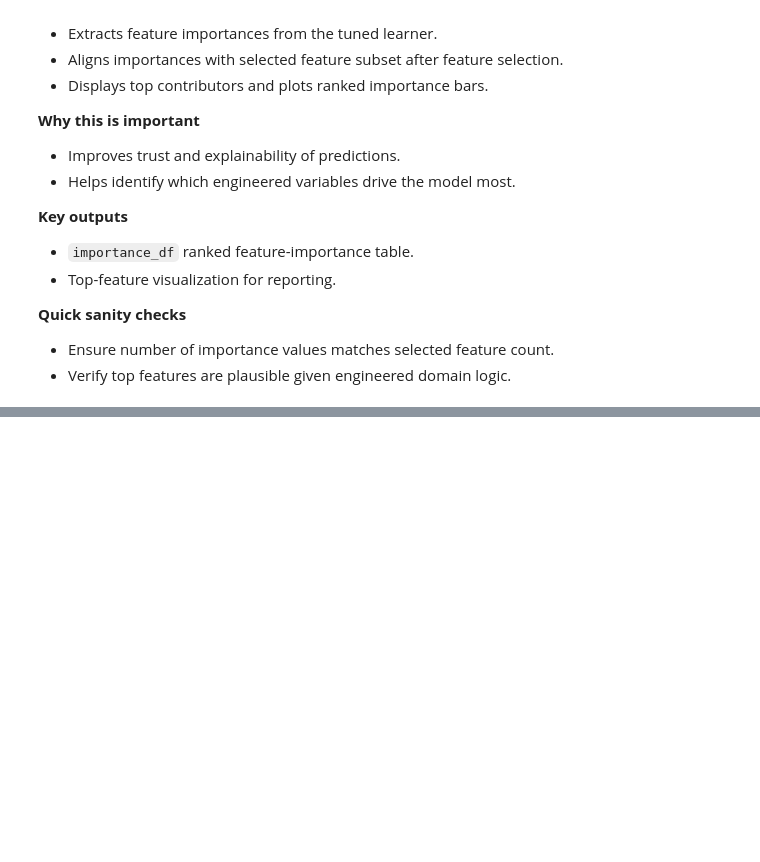
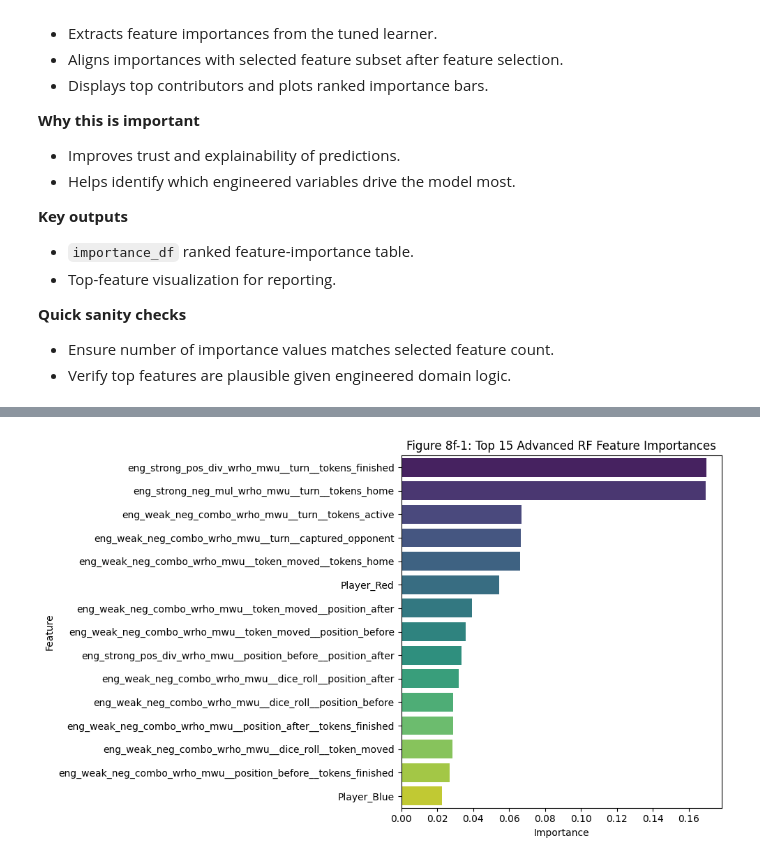
Before and after one commit to chizoalban2003-beep/Ludometrics-AI-Ethics, a Jupyter notebook: jupyter_notebooks/Feature_engineering.ipynb, the cells around one changed output, grey strips where cells are left out. Drawn from its saved outputs; the diff is of its cells as text; code cells hidden in the pictures; blank space fills up the shorter version.

Commit message:
saving the final random forest based model as a .pkl file in models folder

```diff
--- a/jupyter_notebooks/Feature_engineering.ipynb
+++ b/jupyter_notebooks/Feature_engineering.ipynb
@@ -1657,0 +2896,92 @@ Top 10 feature importances from the tuned model
+# %%
+# STEP 8f — Save best advanced RF model as the ONLY production model + feature-importance plots
+
+from pathlib import Path
+import joblib
+
+# Prefer joint-best candidate from Step 8e; fallback to Step 8d best config
+if 'rf_joint_best' in globals() and isinstance(rf_joint_best, dict):
+    selected_cfg = rf_joint_best.copy()
+    selected_source = 'Step 8e joint-best candidate'
+elif 'rf_adv_best' in globals() and isinstance(rf_adv_best, dict):
+    selected_cfg = rf_adv_best.copy()
+    selected_source = 'Step 8d best validation candidate'
+else:
+    raise RuntimeError('Run Step 8d (and optionally Step 8e) before Step 8f.')
+
+selected_max_depth = None if pd.isna(selected_cfg.get('max_depth', np.nan)) else int(selected_cfg['max_depth'])
+selected_threshold = float(selected_cfg.get('threshold', rf_best_advanced_threshold if 'rf_best_advanced_threshold' in globals() else 0.5))
+
+rf_advanced_production_model = RandomForestClassifier(
+    random_state=101,
+    n_jobs=-1,
+    bootstrap=bool(selected_cfg.get('bootstrap', True)),
+    n_estimators=int(selected_cfg['n_estimators']),
+    max_depth=selected_max_depth,
+    min_samples_split=int(selected_cfg['min_samples_split']),
+    min_samples_leaf=int(selected_cfg['min_samples_leaf']),
+    max_features=selected_cfg['max_features'],
+    criterion=selected_cfg['criterion'],
+    class_weight=selected_cfg['class_weight'],
+)
+rf_advanced_production_model.fit(X_train, y_train)
+
+# Make this the single active production model in memory
+final_model = rf_advanced_production_model
+final_model_name = 'rf_advanced_step8f_only'
+final_threshold = selected_threshold
+
+# Save ONE canonical production artifact
+model_dir = Path('jupyter_notebooks/model')
+model_dir.mkdir(parents=True, exist_ok=True)
+production_model_path = model_dir / 'production_ludo_predictor.pkl'
+
+production_artifact = {
+    'model': final_model,
+    'model_variant': final_model_name,
+    'selected_from': selected_source,
+    'threshold': final_threshold,
+    'params': {
+        'n_estimators': int(selected_cfg['n_estimators']),
+        'max_depth': selected_max_depth,
+        'min_samples_split': int(selected_cfg['min_samples_split']),
+        'min_samples_leaf': int(selected_cfg['min_samples_leaf']),
+        'max_features': selected_cfg['max_features'],
+        'bootstrap': bool(selected_cfg.get('bootstrap', True)),
+        'criterion': selected_cfg['criterion'],
+        'class_weight': selected_cfg['class_weight'],
+        'random_state': 101,
+    },
+    'feature_columns': list(X_train.columns),
+}
+
+joblib.dump(production_artifact, production_model_path)
+print(f'Saved ONLY production model to: {production_model_path}')
+print(f'Final model variant: {final_model_name}')
+print(f'Final threshold: {final_threshold:.2f}')
+
+# Feature importance table + bar plot (same style as previous interpretability cell)
+rf_advanced_importance_df = pd.DataFrame({
+    'feature': X_train.columns,
+    'importance': rf_advanced_production_model.feature_importances_
+}).sort_values(by='importance', ascending=False).reset_index(drop=True)
+
+print('Top 10 feature importances from advanced RF model')
+display(rf_advanced_importance_df.head(10))
+
+top_n = min(15, len(rf_advanced_importance_df))
+plt.figure(figsize=(10, 6))
+sns.barplot(
+    data=rf_advanced_importance_df.head(top_n),
+    x='importance',
+    y='feature',
+    hue='feature',
+    palette='viridis',
+    legend=False
+)
+plt.title(f'Figure 8f-1: Top {top_n} Advanced RF Feature Importances')
+plt.xlabel('Importance')
+plt.ylabel('Feature')
+plt.tight_layout()
+plt.show()
+# %% [output]
@@ -1657,0 +3003 @@ Top 10 feature importances from the tuned model
+[figure, added]
```
Also changed, not shown: parts of 23 cells of this notebook, 2 other files.
